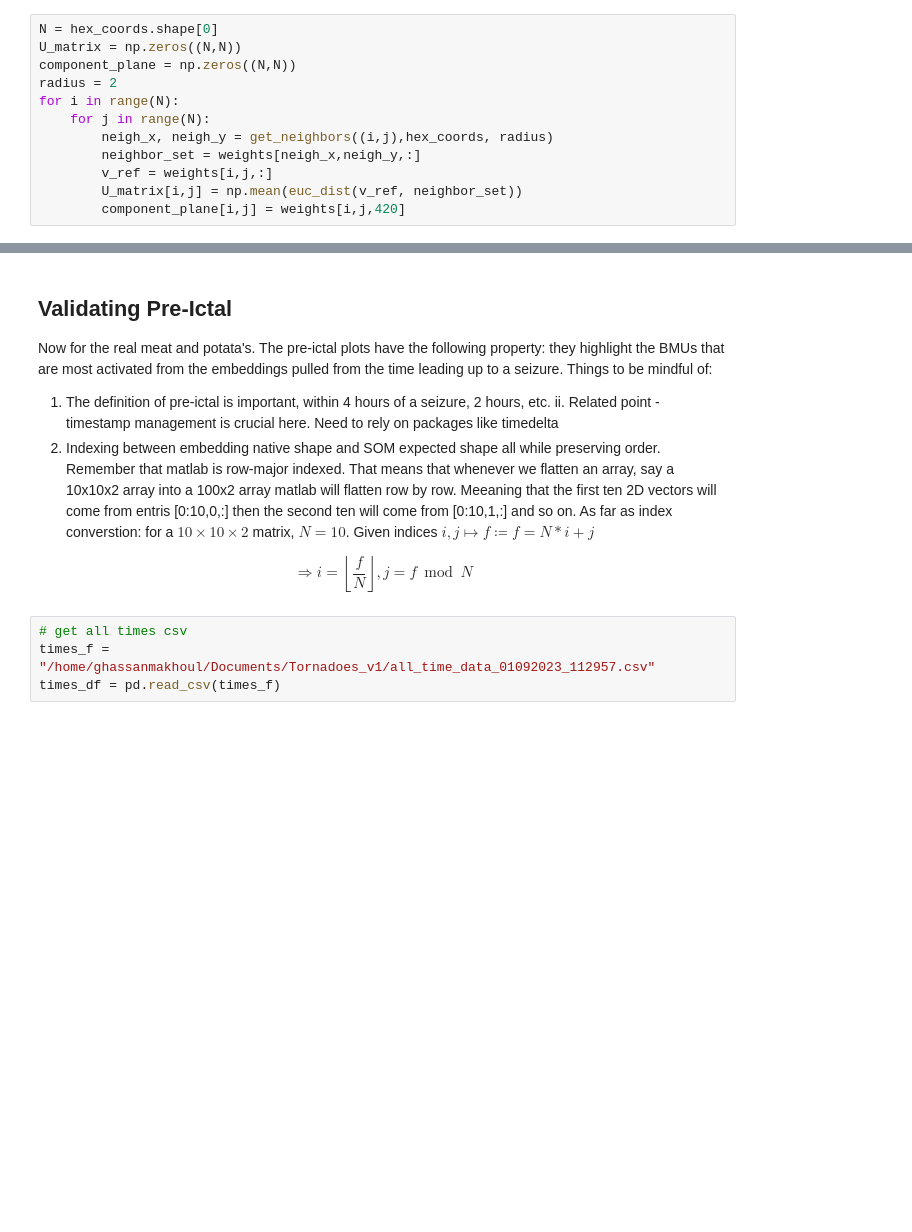
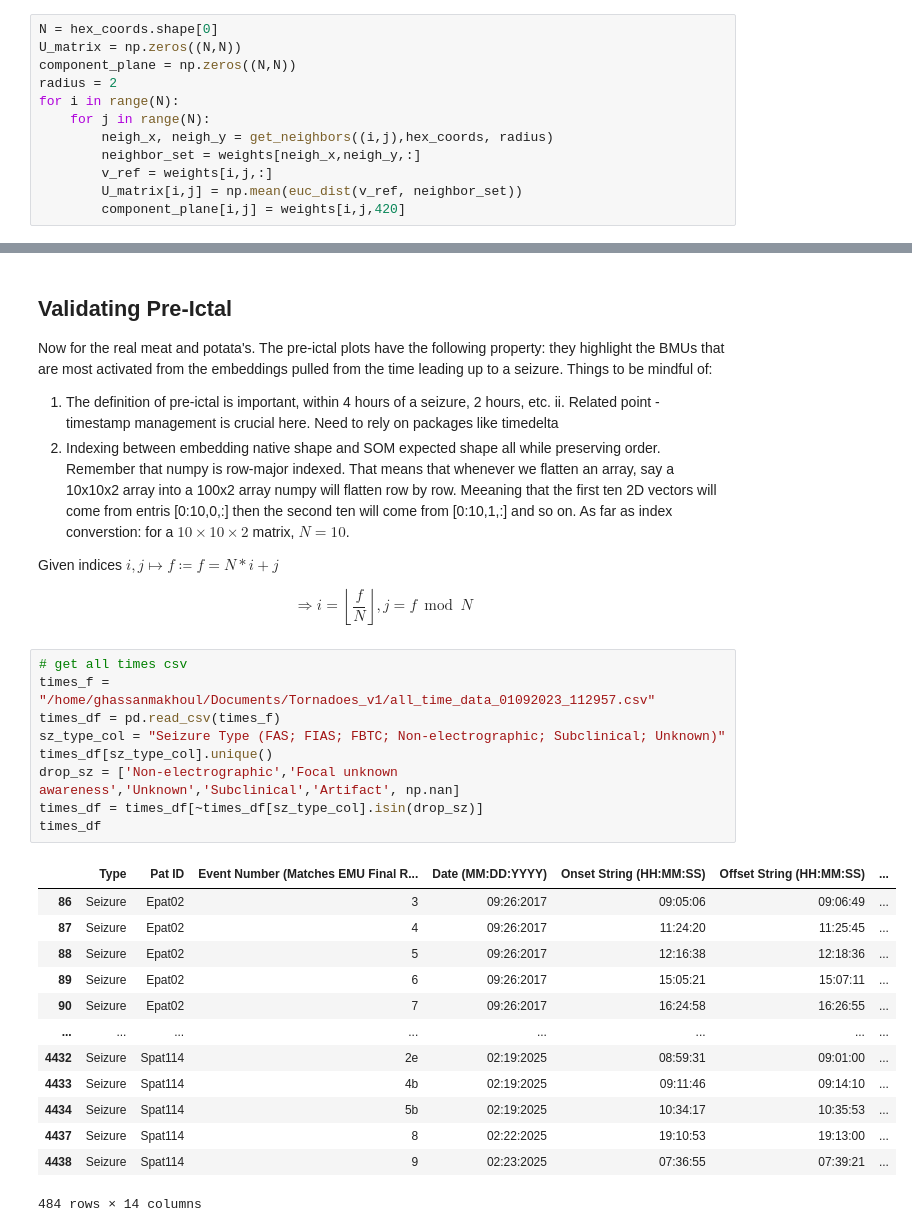
Before and after one commit to grahamwjohnson/seeg_tornados_2, a Jupyter notebook: Ripple/code/tornadoes/SOM_Viz.ipynb, the cells around one changed output, grey strips where cells are left out. Saved outputs shown, nothing was run; the diff lists cells and outputs as text; blank space fills up the shorter version.

```diff
--- a/Ripple/code/tornadoes/SOM_Viz.ipynb
+++ b/Ripple/code/tornadoes/SOM_Viz.ipynb
@@ -188,12 +209,33 @@ with plt.style.context("./BIEN.mplstyle"):
 Now for the real meat and potata's. The pre-ictal plots have the following property: they highlight the BMUs that are most activated from the embeddings pulled from the time leading up to a seizure. Things to be mindful of:
 1. The definition of pre-ictal is important, within 4 hours of a seizure, 2 hours, etc.
     ii. Related point - timestamp management is crucial here. Need to rely on packages like timedelta
-2. Indexing between embedding native shape and SOM expected shape all while preserving order. Remember that matlab is row-major indexed. That means that whenever we flatten an array, say a 10x10x2 array into a 100x2 array matlab will flatten row by row. Meeaning that the first ten 2D vectors will come from entris [0:10,0,:] then the second ten will come from [0:10,1,:] and so on.
-As far as index converstion: for a $10\times10\times2$ matrix, $N=10 $.  Given indices $i,j \mapsto f \coloneqq f = N*i +j$
+2. Indexing between embedding native shape and SOM expected shape all while preserving order. Remember that numpy is row-major indexed. That means that whenever we flatten an array, say a 10x10x2 array into a 100x2 array numpy will flatten row by row. Meeaning that the first ten 2D vectors will come from entris [0:10,0,:] then the second ten will come from [0:10,1,:] and so on.
+As far as index converstion: for a $10\times10\times2$ matrix, $N=10 $.
+
+Given indices $i,j \mapsto f \coloneqq f = N*i +j$
 
 $$\Rightarrow i = \left\lfloor \frac{f}{N} \right\rfloor,j=f\bmod{N} $$
 # %%
 # get all times csv
 times_f = "/home/ghassanmakhoul/Documents/Tornadoes_v1/all_time_data_01092023_112957.csv"
 times_df = pd.read_csv(times_f)
+sz_type_col = "Seizure Type (FAS; FIAS; FBTC; Non-electrographic; Subclinical; Unknown)"
+times_df[sz_type_col].unique()
+drop_sz = ['Non-electrographic','Focal unknown awareness','Unknown','Subclinical','Artifact', np.nan]
+times_df = times_df[~times_df[sz_type_col].isin(drop_sz)]
+times_df
+# %% [output]
+|  | Type | Pat ID | Event Number (Matches EMU Final R... | Date (MM:DD:YYYY) | Onset String (HH:MM:SS) | Offset String (HH:MM:SS) | ... |
+| 86 | Seizure | Epat02 | 3 | 09:26:2017 | 09:05:06 | 09:06:49 | ... |
+| 87 | Seizure | Epat02 | 4 | 09:26:2017 | 11:24:20 | 11:25:45 | ... |
+| 88 | Seizure | Epat02 | 5 | 09:26:2017 | 12:16:38 | 12:18:36 | ... |
+| 89 | Seizure | Epat02 | 6 | 09:26:2017 | 15:05:21 | 15:07:11 | ... |
+| 90 | Seizure | Epat02 | 7 | 09:26:2017 | 16:24:58 | 16:26:55 | ... |
+| ... | ... | ... | ... | ... | ... | ... | ... |
+| 4432 | Seizure | Spat114 | 2e | 02:19:2025 | 08:59:31 | 09:01:00 | ... |
+| 4433 | Seizure | Spat114 | 4b | 02:19:2025 | 09:11:46 | 09:14:10 | ... |
+| 4434 | Seizure | Spat114 | 5b | 02:19:2025 | 10:34:17 | 10:35:53 | ... |
+| 4437 | Seizure | Spat114 | 8 | 02:22:2025 | 19:10:53 | 19:13:00 | ... |
+| 4438 | Seizure | Spat114 | 9 | 02:23:2025 | 07:36:55 | 07:39:21 | ... |
+484 rows × 14 columns
 # %%
```
Also changed, not shown: parts of 22 cells of this notebook, 1 other file.
